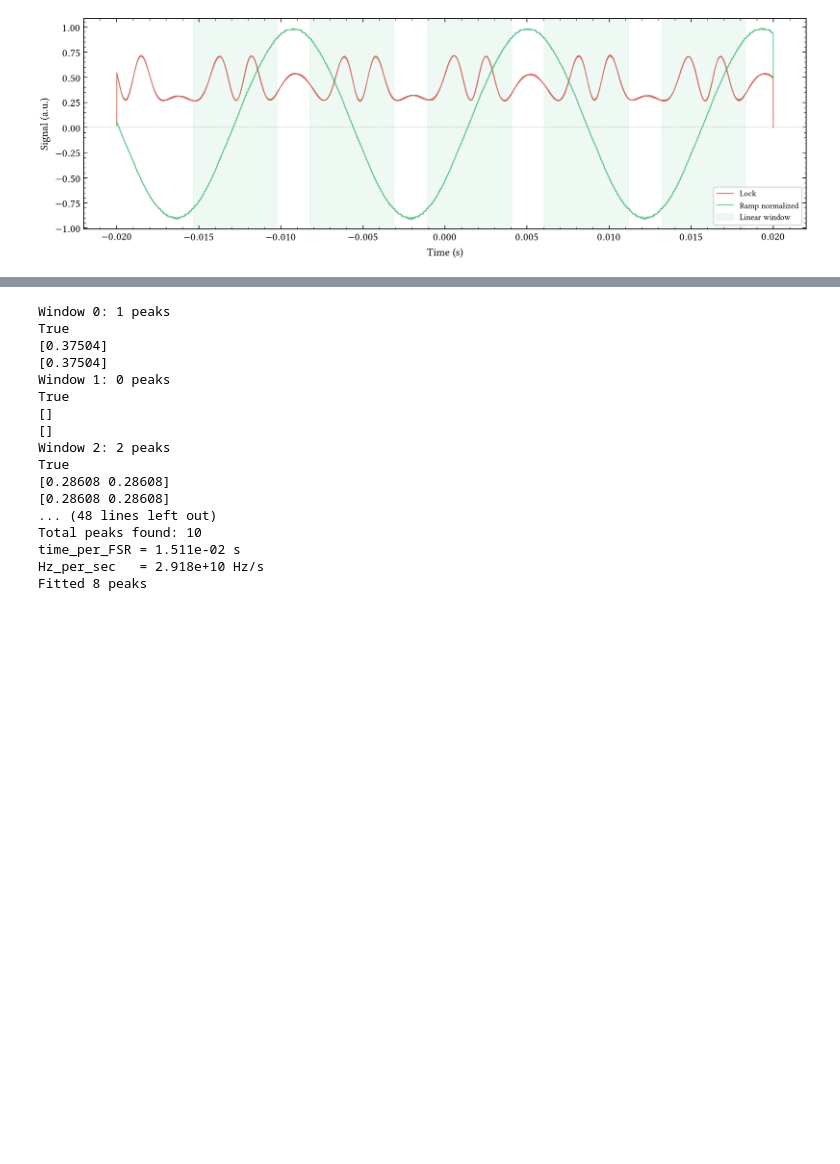
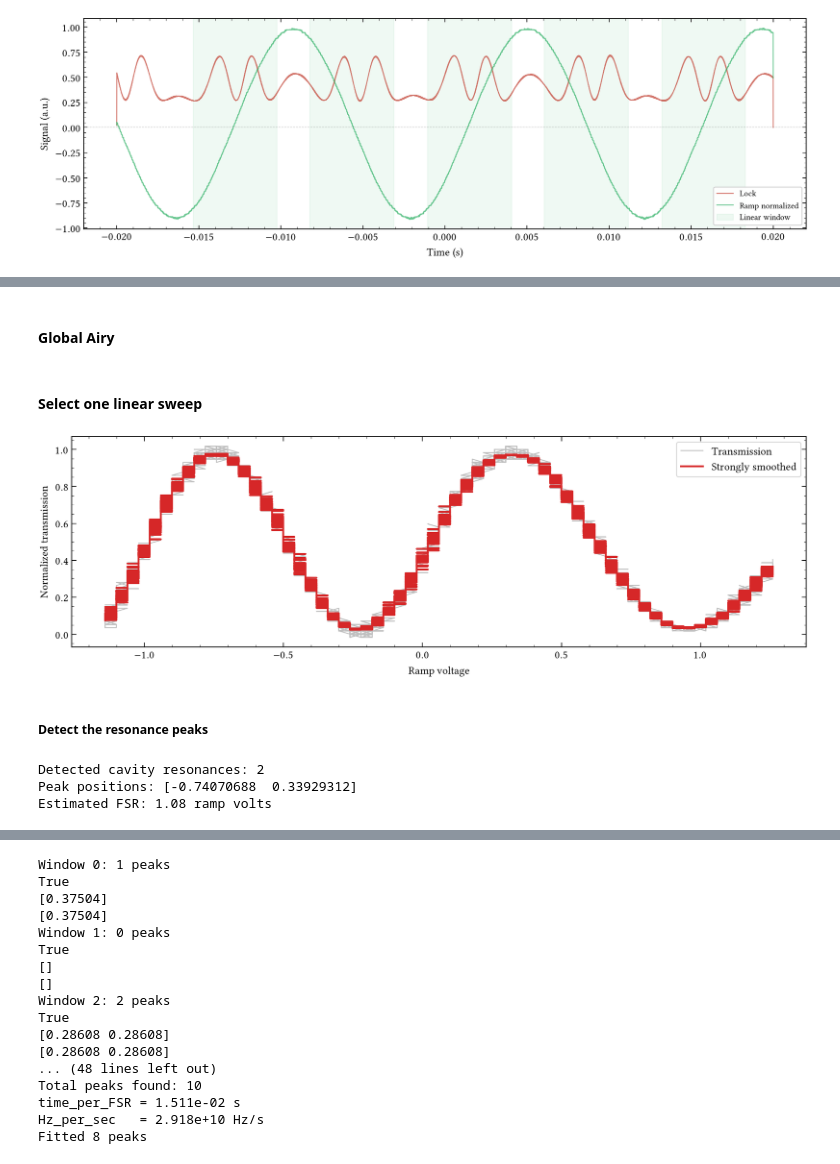
Before and after one commit to eq15t-panda/PANDAManager, a Jupyter notebook: plot/plot_oscillo_opo.ipynb, the cells around one changed output, grey strips where cells are left out. Saved outputs shown, nothing was run; the diff lists cells and outputs as text; code cells hidden in the pictures; blank space fills up the shorter version.

Commit message:
Better Airy fit and updated settings

```diff
--- a/plot/plot_oscillo_opo.ipynb
+++ b/plot/plot_oscillo_opo.ipynb
@@ -144,0 +150,17 @@ fig.tight_layout()
+# %%
+# Linear sweep window to analyse
+WINDOW_NUMBER = 1
+
+# Number of distinct peaks in one FSR
+# In the example figure: m = 0, 1, ..., 5, therefore 6
+PEAKS_PER_FSR = 2
+
+# Peak detection settings
+MIN_PEAK_PROMINENCE = 0.04
+MIN_PEAK_DISTANCE = 100  # samples
+DETECTION_SMOOTHING = 3  # Gaussian smoothing in samples
+
+# Individual Lorentzian fitting window
+LORENTZIAN_WINDOW_FRACTION = 0.42
+# %% [markdown]
+#### Global Airy
@@ -144,0 +185,53 @@ fig.tight_layout()
+# %% [markdown]
+#### Select one linear sweep
+# %%
+start_idx, end_idx = segments[WINDOW_NUMBER]
+
+# Keep the original acquisition order
+x = ramp[start_idx:end_idx]
+y = transmission[start_idx:end_idx]
+
+# Reverse decreasing scans without sorting the points
+if x[-1] < x[0]:
+    x = x[::-1]
+    y = y[::-1]
+
+# Normalize transmission
+y = y - np.percentile(y, 1)
+y = y / np.percentile(y, 99)
+# %%
+# Strong smoothing used only to identify the two broad resonances
+smooth_points = max(20, len(y) // 100)
+y_smooth = gaussian_filter1d(y, sigma=smooth_points)
+
+plt.figure(figsize=(12, 4))
+plt.plot(x, y, color="0.75", lw=1, label="Transmission")
+plt.plot(x, y_smooth, color="tab:red", lw=2, label="Strongly smoothed")
+plt.xlabel("Ramp voltage")
+plt.ylabel("Normalized transmission")
+plt.legend()
+plt.tight_layout()
+plt.show()
+# %% [output]
+[figure, added]
+# %% [markdown]
+##### Detect the resonance peaks
+# %%
+peak_indices, properties = find_peaks(
+    y_smooth,
+    prominence=0.3,
+    distance=len(y) // 3,
+)
+
+peak_x = x[peak_indices]
+
+print(f"Detected cavity resonances: {len(peak_x)}")
+print("Peak positions:", peak_x)
+
+if len(peak_x) >= 2:
+    fsr_guess = np.median(np.diff(peak_x))
+    print(f"Estimated FSR: {fsr_guess:.4g} ramp volts")
+# %% [output]
+Detected cavity resonances: 2
+Peak positions: [-0.74070688  0.33929312]
+Estimated FSR: 1.08 ramp volts
```
Also changed, not shown: parts of 16 cells of this notebook.
